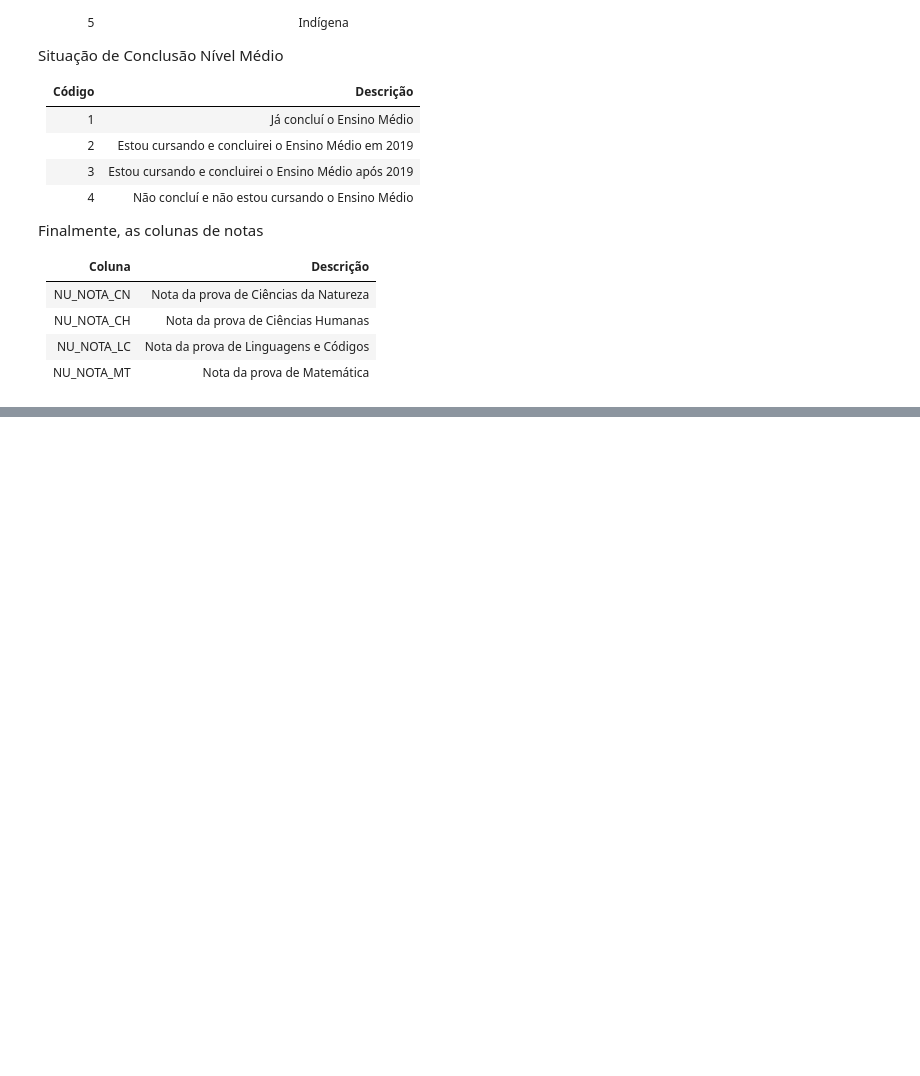
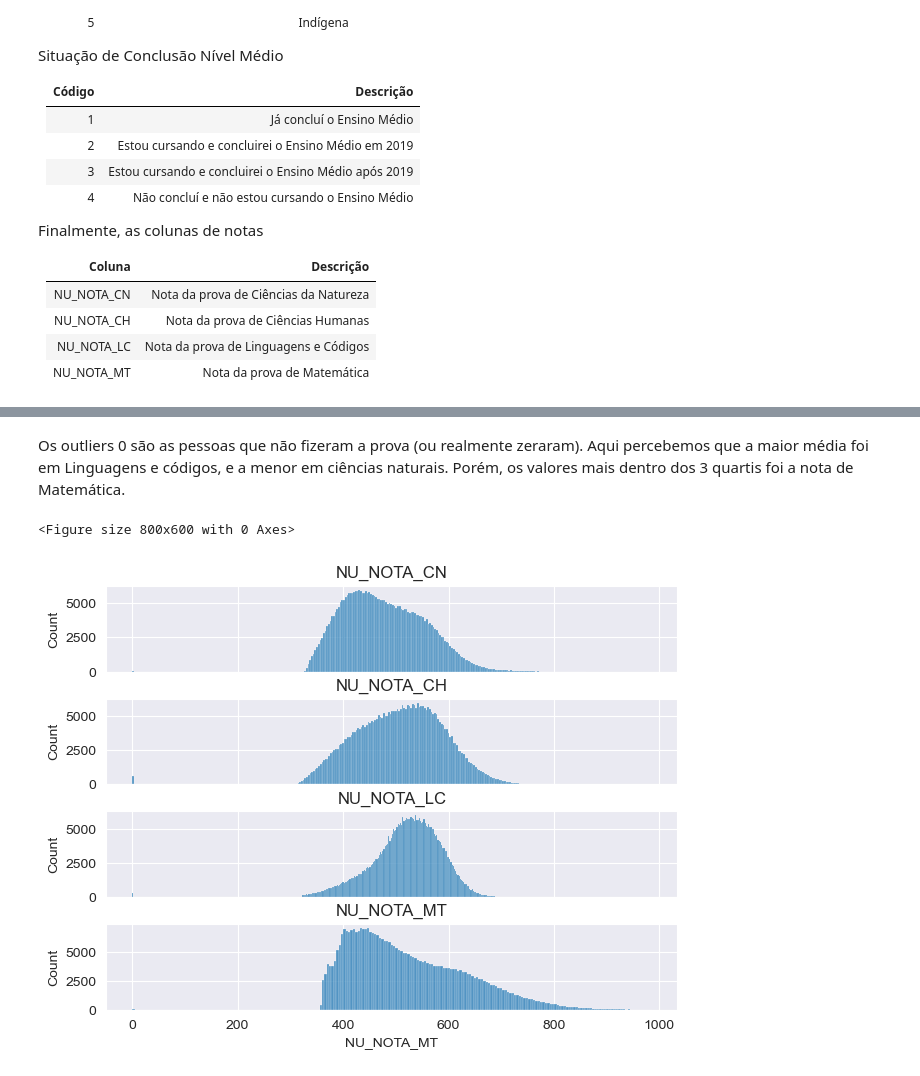
Before and after one commit to rhyanfrazao/aed-enem-2019, a Jupyter notebook: projeto-aed-enem-2019.ipynb, the cells around one changed output, grey strips where cells are left out. Drawn from its saved outputs; the diff is of its cells as text; code cells hidden in the pictures; blank space fills up the shorter version.

```diff
--- a/projeto-aed-enem-2019.ipynb
+++ b/projeto-aed-enem-2019.ipynb
@@ -231,0 +294,18 @@ Finalmente, as colunas de notas
+# %% [markdown]
+Os outliers 0 são as pessoas que não fizeram a prova (ou realmente zeraram).
+Aqui percebemos que a maior média foi em Linguagens e códigos, e a menor em ciências naturais.
+Porém, os valores mais dentro dos 3 quartis foi a nota de Matemática.
+# %%
+# Analisando a Distribuição das notas:
+
+sns.set_style("darkgrid")
+plt.figure(figsize=(8,6))
+figura, graficos = plt.subplots(4, 1, sharex=True)
+plt.tight_layout()
+
+for i in range(4):
+    coluna_1 = colunas_notas[i]
+    sns.histplot(data=df_enem[coluna_1], ax=graficos[i]).set_title(coluna_1)
+# %% [output]
+<Figure size 800x600 with 0 Axes>
+[figure, added]
```
Also changed, not shown: parts of 22 cells of this notebook.
